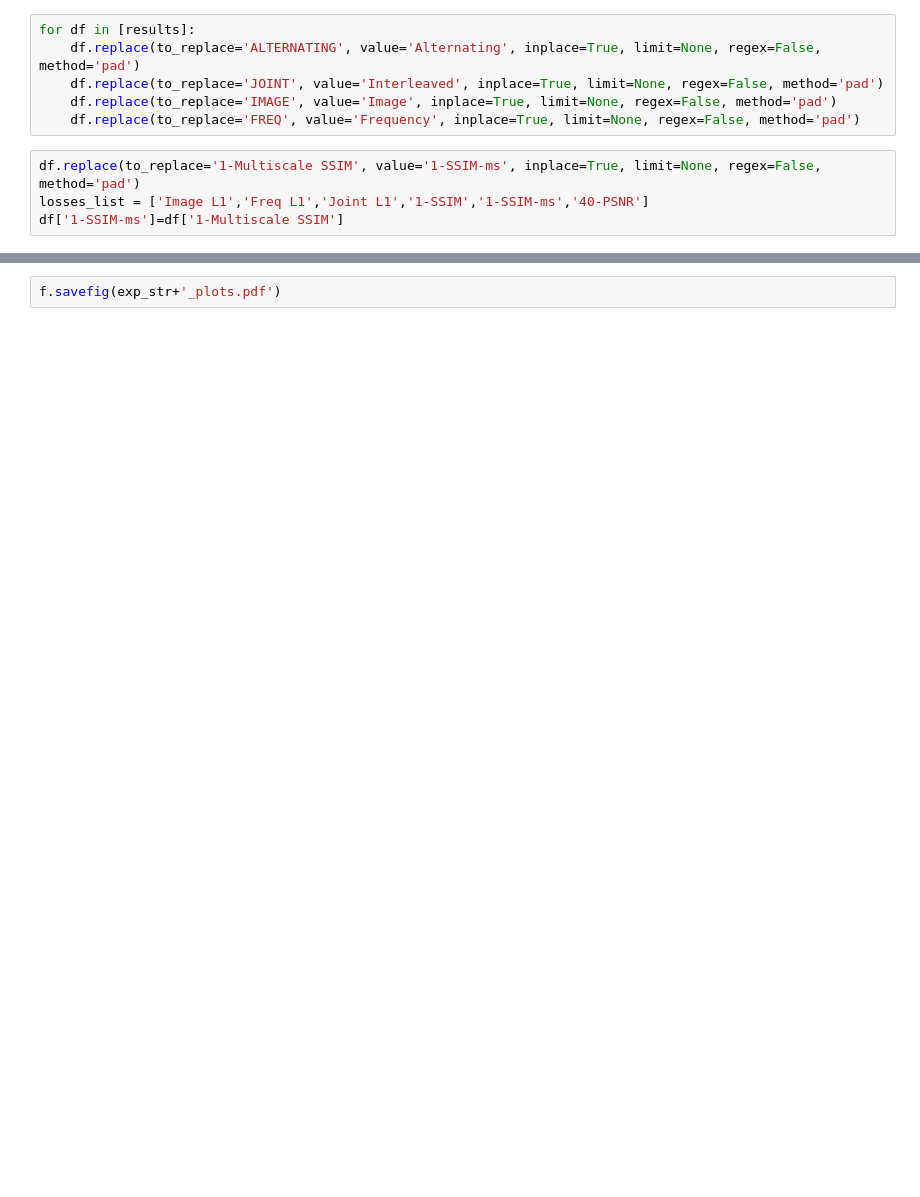
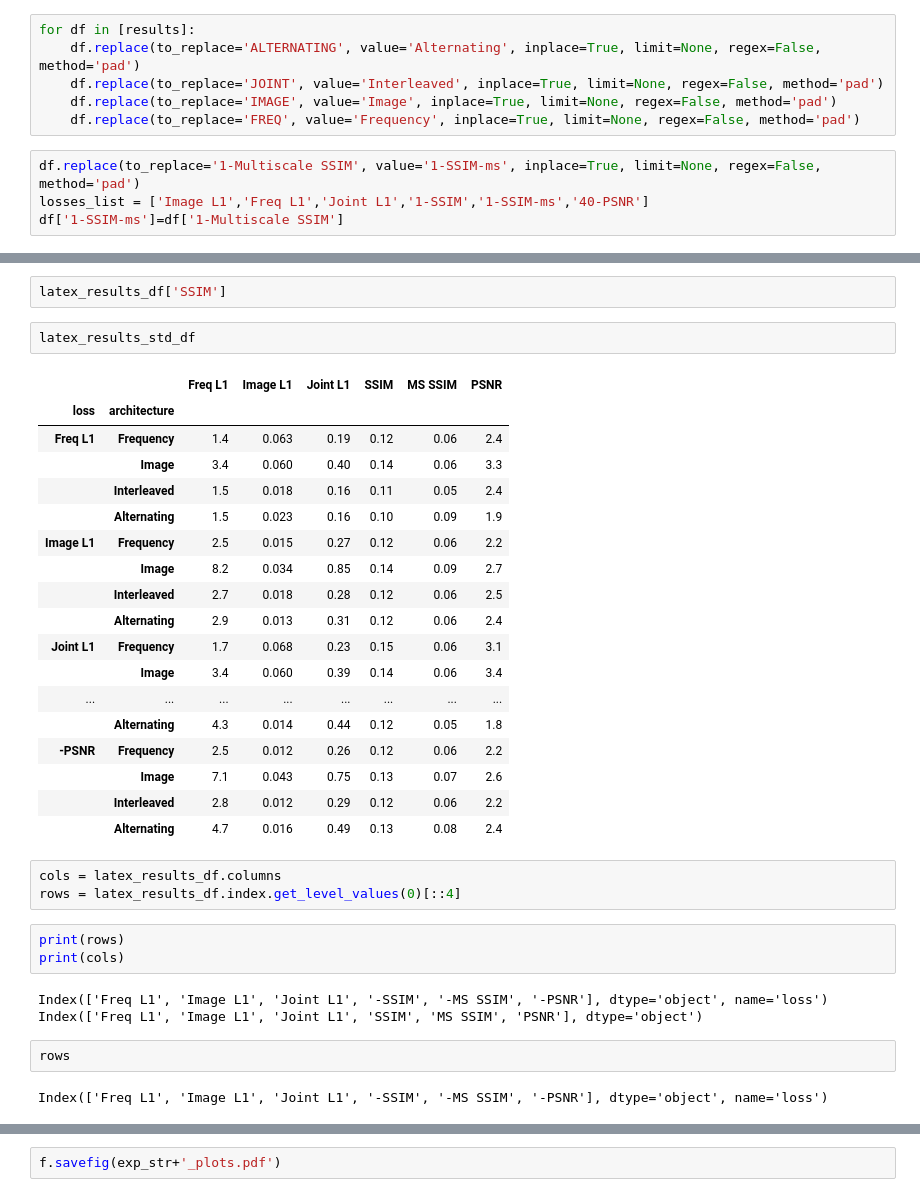
Before and after one commit to nalinimsingh/interlacer, a Jupyter notebook: visualizations/loss_comparison.ipynb, the cells around one changed output, grey strips where cells are left out. Saved outputs shown, nothing was run; the diff lists cells and outputs as text; blank space fills up the shorter version.

```diff
--- a/visualizations/loss_comparison.ipynb
+++ b/visualizations/loss_comparison.ipynb
@@ -227,0 +290,36 @@ findfont: Font family ['sans-serif'] not found. Falling back to DejaVu Sans.
+# %%
+latex_results_df['SSIM']
+# %%
+latex_results_std_df
+# %% [output]
+|  |  | Freq L1 | Image L1 | Joint L1 | SSIM | MS SSIM | PSNR |
+| loss | architecture |  |  |  |  |  |  |
+| Freq L1 | Frequency | 1.4 | 0.063 | 0.19 | 0.12 | 0.06 | 2.4 |
+|  | Image | 3.4 | 0.060 | 0.40 | 0.14 | 0.06 | 3.3 |
+|  | Interleaved | 1.5 | 0.018 | 0.16 | 0.11 | 0.05 | 2.4 |
+|  | Alternating | 1.5 | 0.023 | 0.16 | 0.10 | 0.09 | 1.9 |
+| Image L1 | Frequency | 2.5 | 0.015 | 0.27 | 0.12 | 0.06 | 2.2 |
+|  | Image | 8.2 | 0.034 | 0.85 | 0.14 | 0.09 | 2.7 |
+|  | Interleaved | 2.7 | 0.018 | 0.28 | 0.12 | 0.06 | 2.5 |
+|  | Alternating | 2.9 | 0.013 | 0.31 | 0.12 | 0.06 | 2.4 |
+| Joint L1 | Frequency | 1.7 | 0.068 | 0.23 | 0.15 | 0.06 | 3.1 |
+|  | Image | 3.4 | 0.060 | 0.39 | 0.14 | 0.06 | 3.4 |
+| ... | ... | ... | ... | ... | ... | ... | ... |
+|  | Alternating | 4.3 | 0.014 | 0.44 | 0.12 | 0.05 | 1.8 |
+| -PSNR | Frequency | 2.5 | 0.012 | 0.26 | 0.12 | 0.06 | 2.2 |
+|  | Image | 7.1 | 0.043 | 0.75 | 0.13 | 0.07 | 2.6 |
+|  | Interleaved | 2.8 | 0.012 | 0.29 | 0.12 | 0.06 | 2.2 |
+|  | Alternating | 4.7 | 0.016 | 0.49 | 0.13 | 0.08 | 2.4 |
+# %%
+cols = latex_results_df.columns
+rows = latex_results_df.index.get_level_values(0)[::4]
+# %%
+print(rows)
+print(cols)
+# %% [output]
+Index(['Freq L1', 'Image L1', 'Joint L1', '-SSIM', '-MS SSIM', '-PSNR'], dtype='object', name='loss')
+Index(['Freq L1', 'Image L1', 'Joint L1', 'SSIM', 'MS SSIM', 'PSNR'], dtype='object')
+# %%
+rows
+# %% [output]
+Index(['Freq L1', 'Image L1', 'Joint L1', '-SSIM', '-MS SSIM', '-PSNR'], dtype='object', name='loss')
```
Also changed, not shown: parts of 13 cells of this notebook.
